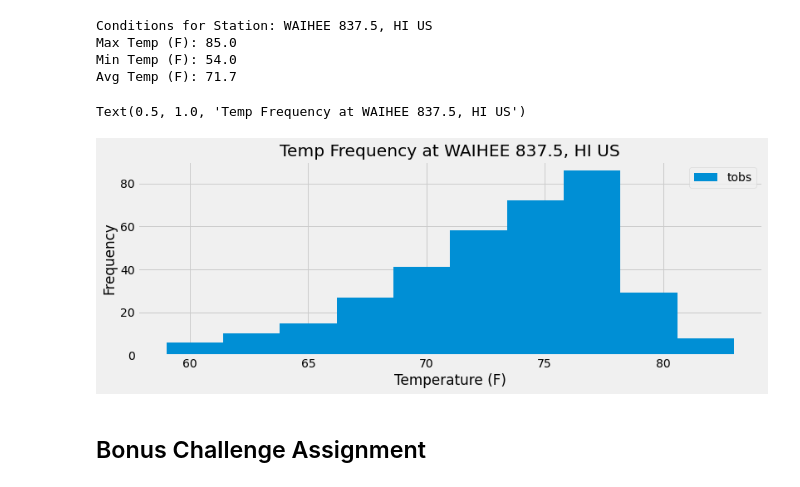
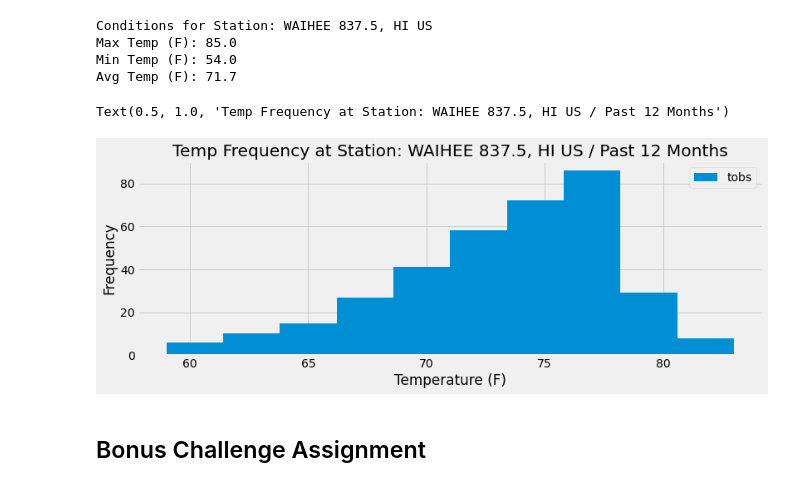
Before and after one commit to Travis-Molnoskey/sqlalchemy-challenge, a Jupyter notebook: climate_starter.ipynb, the cells around one changed output. Drawn from its saved outputs; the diff is of its cells as text; code cells hidden in the pictures.

```diff
--- a/climate_starter.ipynb
+++ b/climate_starter.ipynb
@@ -145,17 +145,17 @@ Avg Temp (F): 71.7
 # %%
 # Choose the station with the highest number of temperature observations.
 # Query the last 12 months of temperature observation data for this station and plot the results as a histogram
 
 active_station_past_year = session.query(Measurement.date, Measurement.tobs).filter(and_(Measurement.date>=first_date,Measurement.station == most_active)).all()
 active_station_df = pd.DataFrame(active_station_past_year)
 active_station_df.set_index('date',inplace=True)
 active_station_df.sort_values(by='date',inplace=True)
 active_station_df.plot(kind = 'hist', figsize = (12,4),bins = 10)
 plt.xlabel('Temperature (F)')
-plt.title(f'Temp Frequency at {Station_Name[0]}')
+plt.title(f'Temp Frequency at Station: {Station_Name[0]} / Past 12 Months')
 # %% [output]
-Text(0.5, 1.0, 'Temp Frequency at WAIHEE 837.5, HI US')
+Text(0.5, 1.0, 'Temp Frequency at Station: WAIHEE 837.5, HI US / Past 12 Months')
-[figure, old version]
+[figure, new version]
 # %% [markdown]
 ## Bonus Challenge Assignment
 # %%
```
